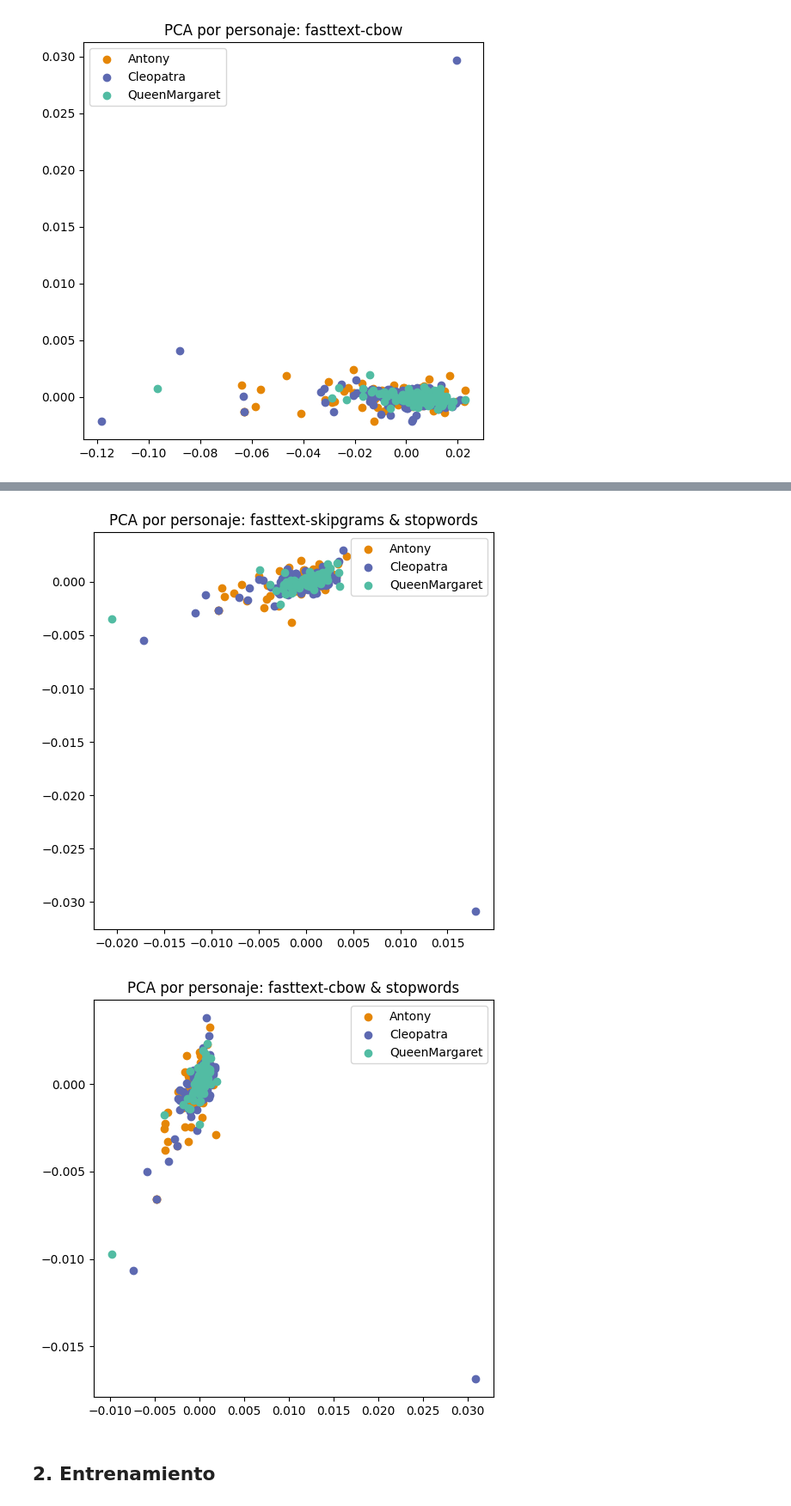
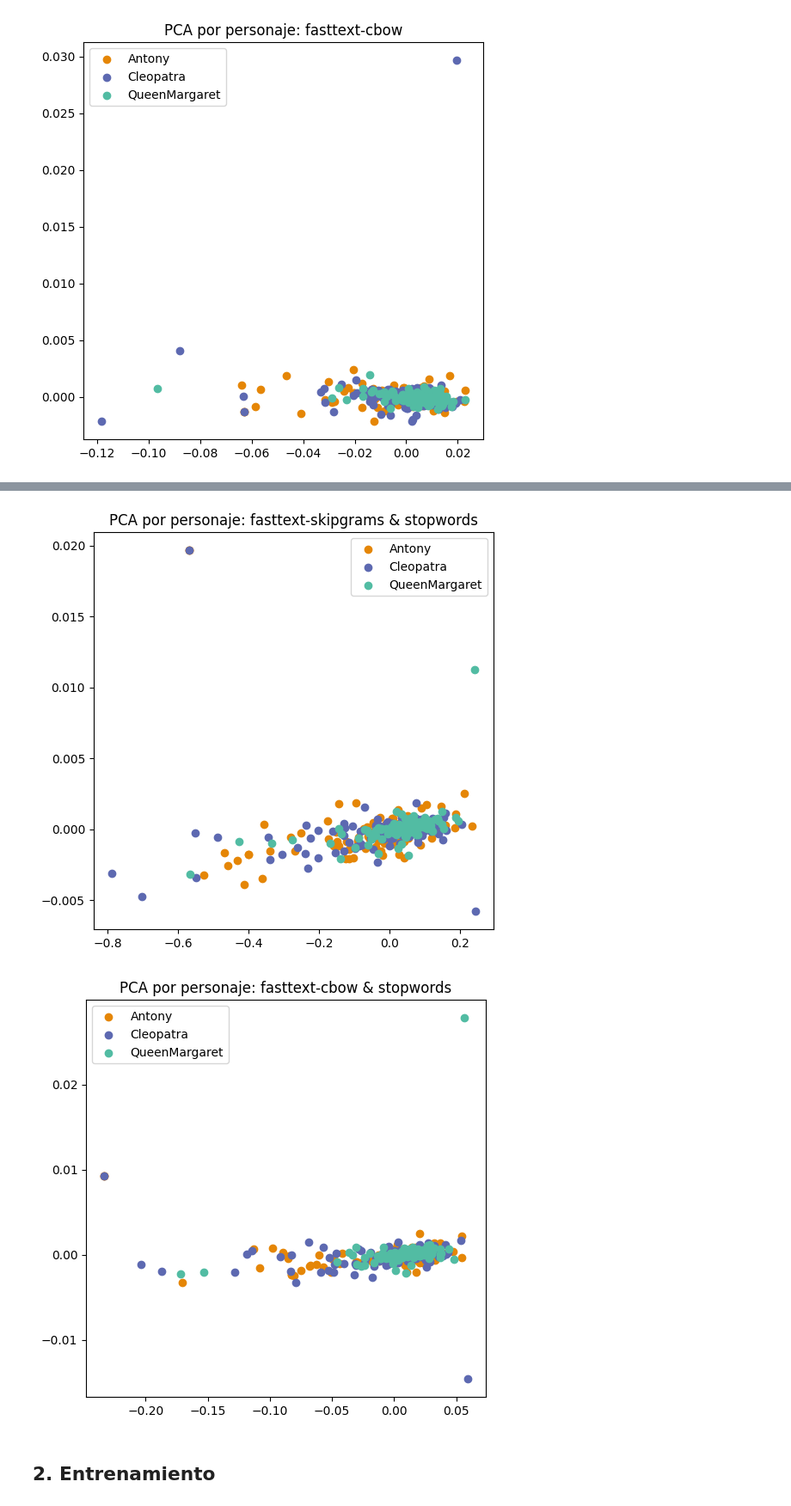
Before and after one commit to efviodo/mcdaa-intro-cd, a Jupyter notebook: Tarea2/notebooks/laboratorio_2_ev_fasttext_classifier.ipynb, the cells around one changed output, grey strips where cells are left out. Shown at 86% size. Drawn from its saved outputs; the diff is of its cells as text; code cells hidden in the pictures.

Commit message:
Changes on fasttext notebook

```diff
--- a/Tarea2/notebooks/laboratorio_2_ev_fasttext_classifier.ipynb
+++ b/Tarea2/notebooks/laboratorio_2_ev_fasttext_classifier.ipynb
@@ -91,11 +91,12 @@ def remove_stopwords(text: str, stopwords: List[str]) -> str:
 def clean_text(df, column_name, punc_symbols=[], stopwords=[]):
     result = df[column_name].str.lower()  # Convertir todo a minúsculas
     result = result.str.strip()  # Remueve espacios en blanco
+    # Remove stopwords
+    result = result.apply(lambda x: remove_stopwords(x, stopwords))
+
     # Quitar signos de puntuación y cambiarlos por espacios (" ")
     for punc in punc_symbols:
         result = result.str.replace(punc, " ")
-    # Remove stopwords
-    result = df[column_name].apply(lambda x: remove_stopwords(x, stopwords))
 
     return result
 
@@ -173,6 +174,8 @@ def prepare_data(
     df_paragraphs["CleanText"] = clean_text(
         df_paragraphs, "PlainText", punc_symbols=punc_symbols, stopwords=stopwords
     )
+
+    print(df_paragraphs["CleanText"])
 
     # Veamos la diferencia
     df_paragraphs[["PlainText", "CleanText"]]
@@ -329,7 +332,7 @@ df_dataset = prepare_data(
     characters=characters,
 )
 # Generate Fasttext training file
-X_train, y_train, filename_train, _, _, _ = generate_fasttext_training_file(
+X_train, y_train, filename_train, X_test, y_test, filename_test = generate_fasttext_training_file(
     df=df_dataset
 )
 # %% [output]
@@ -381,7 +384,7 @@ df_dataset = prepare_data(
     characters=characters,
 )
 # Generate Fasttext training file
-X_train, y_train, train_file, _, _, test_file = generate_fasttext_training_file(
+X_train, y_train, train_file, X_test, y_test, test_file = generate_fasttext_training_file(
     df=df_dataset
 )
 # Skipgram model :
@@ -429,5 +441,5 @@ Progress: 100.0% words/sec/thread:   37356 lr:  0.000000 avg.loss:  4.122393 ETA
-[figure, old version]
+[figure, new version]
-[figure, old version]
+[figure, new version]
 # %%
 model_skipgram = fasttext.train_unsupervised(train_file, model="skipgram")
 
```
Also changed, not shown: parts of 9 cells of this notebook, 6 other files.
